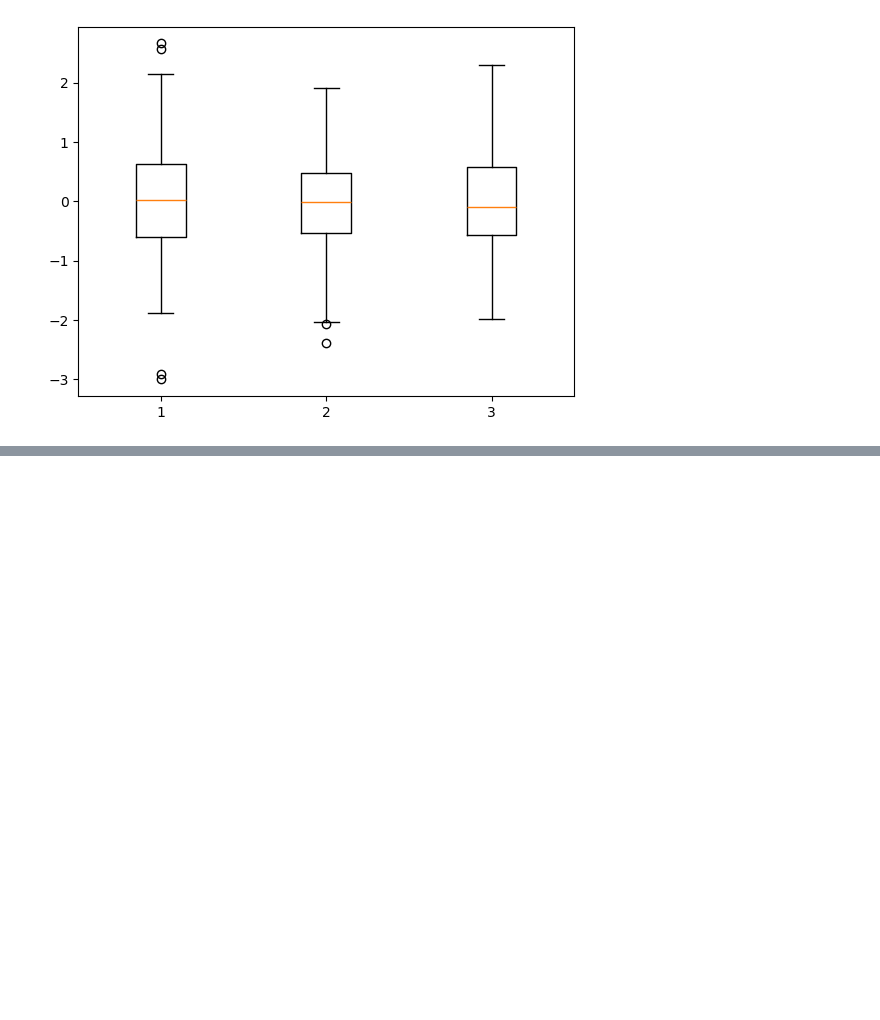
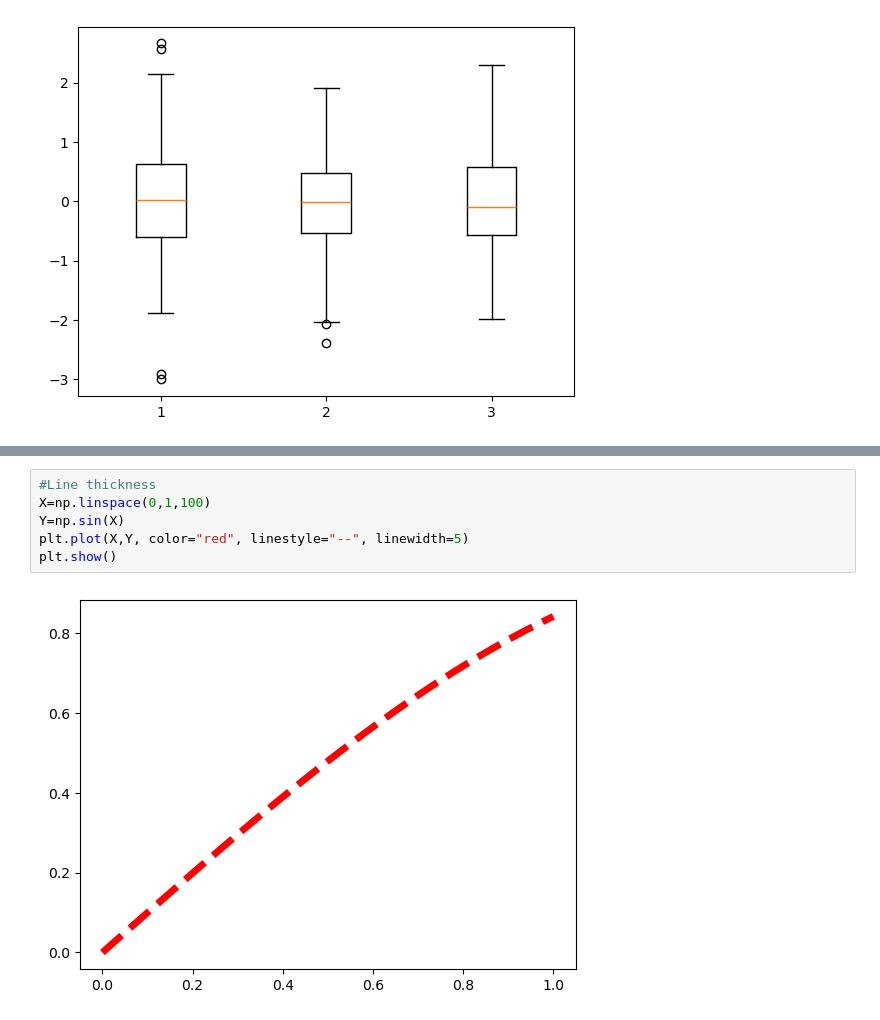
Before and after one commit to Turjo47/DataScience_and_ML_Notes-, a Jupyter notebook: Matplotlib.ipynb, the cells around one changed output, grey strips where cells are left out. Cells and saved outputs as stored; diff of their text form; blank space fills up the shorter version.

```diff
--- a/Matplotlib.ipynb
+++ b/Matplotlib.ipynb
@@ -73,0 +93,8 @@ plt.show()
+# %%
+#Line thickness
+X=np.linspace(0,1,100)
+Y=np.sin(X)
+plt.plot(X,Y, color="red", linestyle="--", linewidth=5)
+plt.show()
+# %% [output]
+[figure, added]
```
Also changed, not shown: parts of 7 cells of this notebook.
